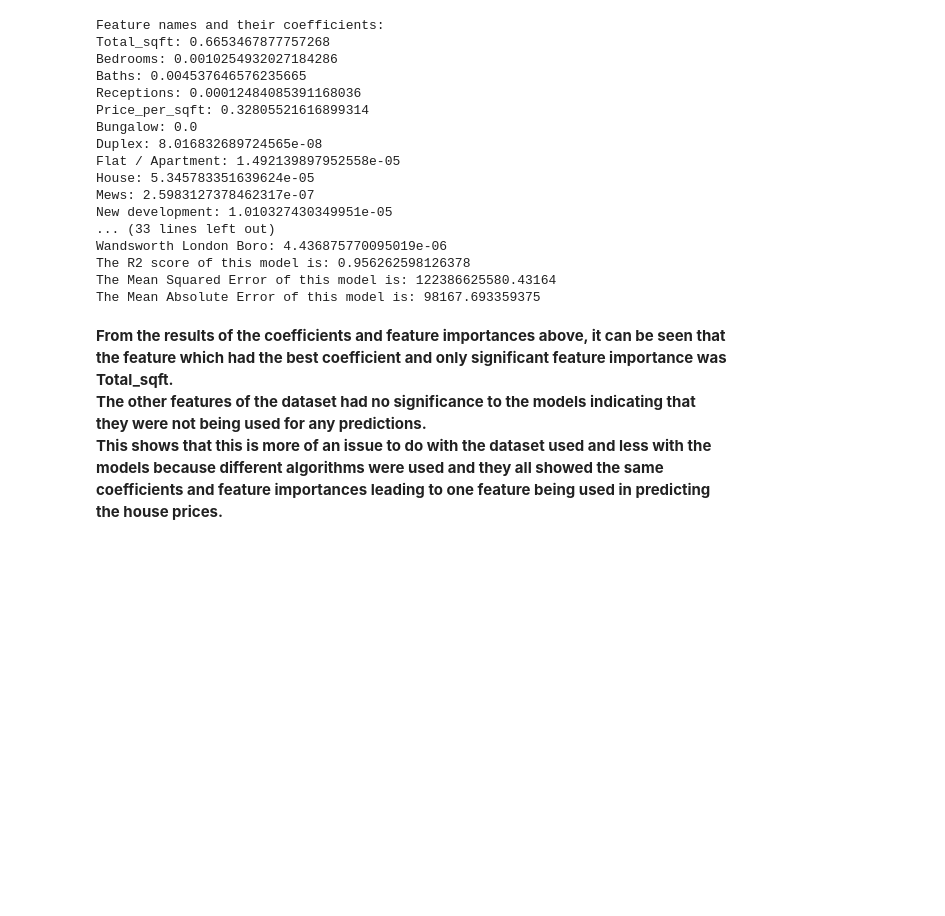
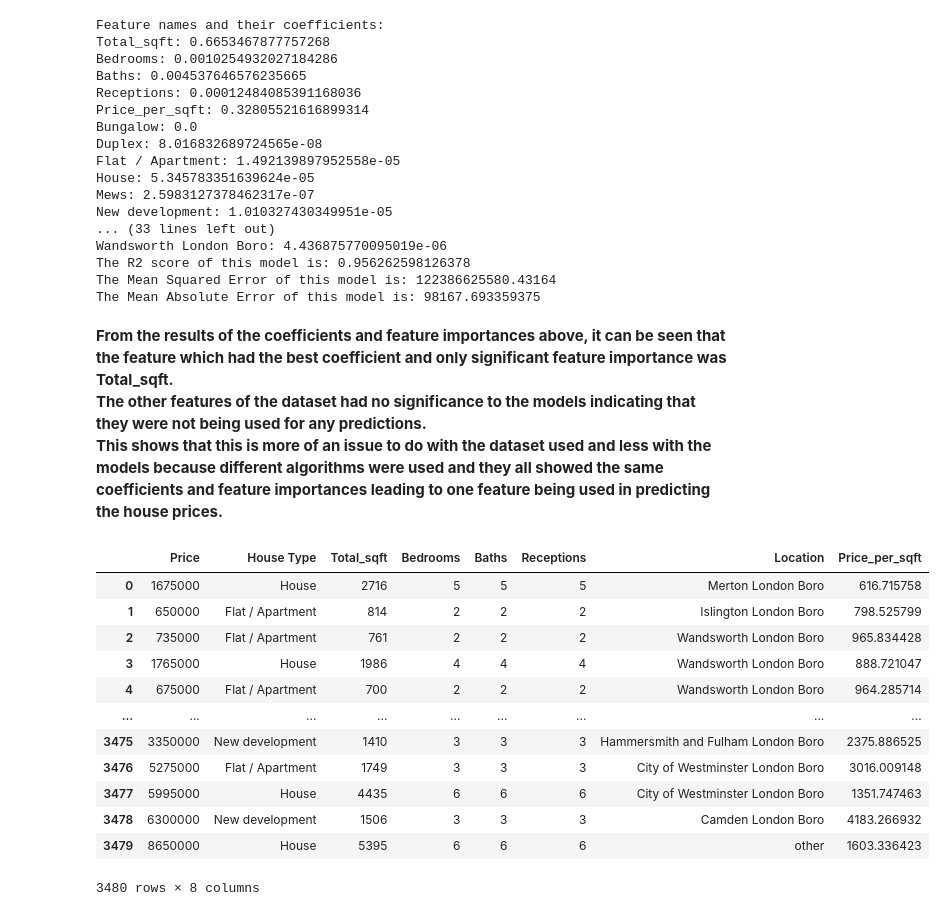
Before and after one commit to algymud510/London-House-Price-Prediction, a Jupyter notebook: model/London House Price Prediction.ipynb, the cells around one changed output. Saved outputs shown, nothing was run; the diff lists cells and outputs as text; code cells hidden in the pictures; blank space fills up the shorter version.

```diff
--- a/model/London House Price Prediction.ipynb
+++ b/model/London House Price Prediction.ipynb
@@ -810,3 +804,19 @@ The Mean Absolute Error of this model is: 98167.693359375
 __From the results of the coefficients and feature importances above, it can be seen that the feature which had the best coefficient and only significant feature importance was Total_sqft.__ <br>
 __The other features of the dataset had no significance to the models indicating that they were not being used for any predictions.__<br>
 __This shows that this is more of an issue to do with the dataset used and less with the models because different algorithms were used and they all showed the same coefficients and feature importances leading to one feature being used in predicting the house prices.__
+# %%
+df2
+# %% [output]
+|  | Price | House Type | Total_sqft | Bedrooms | Baths | Receptions | Location | Price_per_sqft |
+| 0 | 1675000 | House | 2716 | 5 | 5 | 5 | Merton London Boro | 616.715758 |
+| 1 | 650000 | Flat / Apartment | 814 | 2 | 2 | 2 | Islington London Boro | 798.525799 |
+| 2 | 735000 | Flat / Apartment | 761 | 2 | 2 | 2 | Wandsworth London Boro | 965.834428 |
+| 3 | 1765000 | House | 1986 | 4 | 4 | 4 | Wandsworth London Boro | 888.721047 |
+| 4 | 675000 | Flat / Apartment | 700 | 2 | 2 | 2 | Wandsworth London Boro | 964.285714 |
+| ... | ... | ... | ... | ... | ... | ... | ... | ... |
+| 3475 | 3350000 | New development | 1410 | 3 | 3 | 3 | Hammersmith and Fulham London Boro | 2375.886525 |
+| 3476 | 5275000 | Flat / Apartment | 1749 | 3 | 3 | 3 | City of Westminster London Boro | 3016.009148 |
+| 3477 | 5995000 | House | 4435 | 6 | 6 | 6 | City of Westminster London Boro | 1351.747463 |
+| 3478 | 6300000 | New development | 1506 | 3 | 3 | 3 | Camden London Boro | 4183.266932 |
+| 3479 | 8650000 | House | 5395 | 6 | 6 | 6 | other | 1603.336423 |
+3480 rows × 8 columns
```
Also changed, not shown: parts of 5 cells of this notebook, 1 other file.
